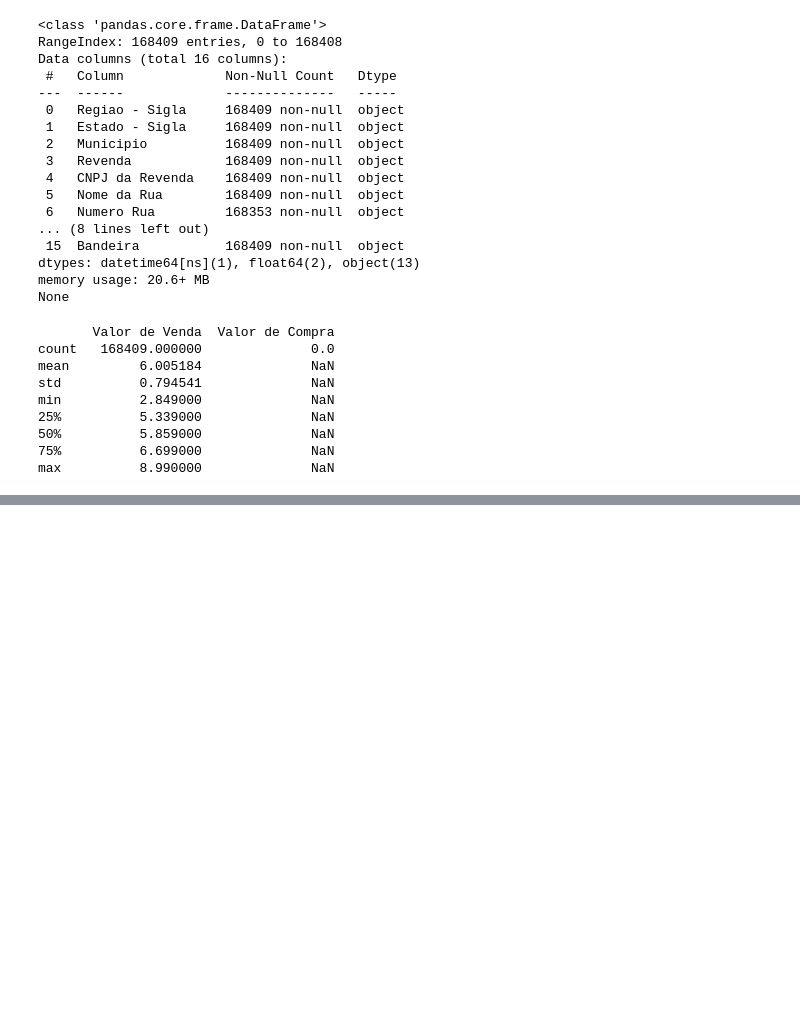
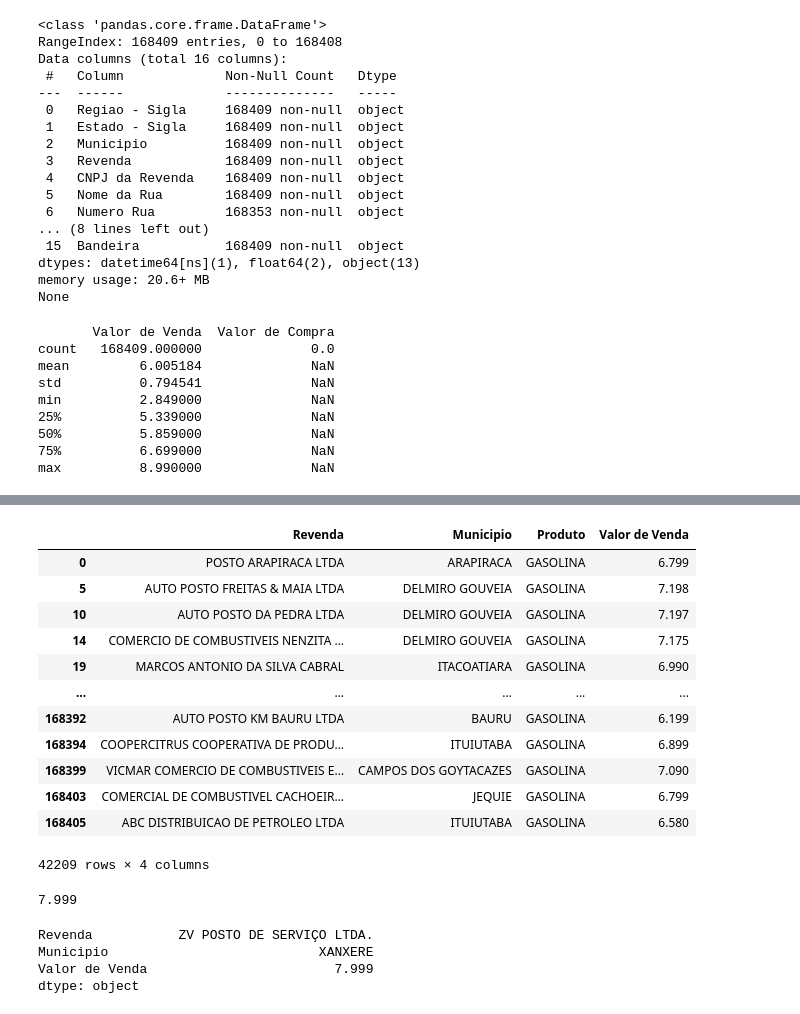
Before and after one commit to Fael3113/Primeiro-Exemplo-em-Pandas, a Jupyter notebook: Exemplo em Pandas.ipynb, the cells around one changed output, grey strips where cells are left out. Drawn from its saved outputs; the diff is of its cells as text; code cells hidden in the pictures; blank space fills up the shorter version.

```diff
--- a/Exemplo em Pandas.ipynb
+++ b/Exemplo em Pandas.ipynb
@@ -102,0 +170,32 @@ max          8.990000              NaN
+# %%
+#Crie uma nova dataframe, com as colunas desejadas (dataframe original ou o já modifcado)
+#Escolha o produto (exemplo: gasolina)
+gas_df = cb_df.loc[cb_df['Produto'] == 'GASOLINA']
+display(gas_df)
+# %% [output]
+|  | Revenda | Municipio | Produto | Valor de Venda |
+| 0 | POSTO ARAPIRACA LTDA | ARAPIRACA | GASOLINA | 6.799 |
+| 5 | AUTO POSTO FREITAS & MAIA LTDA | DELMIRO GOUVEIA | GASOLINA | 7.198 |
+| 10 | AUTO POSTO DA PEDRA LTDA | DELMIRO GOUVEIA | GASOLINA | 7.197 |
+| 14 | COMERCIO DE COMBUSTIVEIS NENZITA ... | DELMIRO GOUVEIA | GASOLINA | 7.175 |
+| 19 | MARCOS ANTONIO DA SILVA CABRAL | ITACOATIARA | GASOLINA | 6.990 |
+| ... | ... | ... | ... | ... |
+| 168392 | AUTO POSTO KM BAURU LTDA | BAURU | GASOLINA | 6.199 |
+| 168394 | COOPERCITRUS COOPERATIVA DE PRODU... | ITUIUTABA | GASOLINA | 6.899 |
+| 168399 | VICMAR COMERCIO DE COMBUSTIVEIS E... | CAMPOS DOS GOYTACAZES | GASOLINA | 7.090 |
+| 168403 | COMERCIAL DE COMBUSTIVEL CACHOEIR... | JEQUIE | GASOLINA | 6.799 |
+| 168405 | ABC DISTRIBUICAO DE PETROLEO LTDA | ITUIUTABA | GASOLINA | 6.580 |
+42209 rows × 4 columns
+# %%
+#Descobrindo qual o maior valor do produto escolhido anteiormente
+display(gas_df['Valor de Venda'].max())
+# %% [output]
+7.999
+# %%
+#Exibindo o posto com maior valor, o vendedor e o municipio
+display(gas_df[['Revenda','Municipio','Valor de Venda']].max())
+# %% [output]
+Revenda           ZV POSTO DE SERVIÇO LTDA.
+Municipio                           XANXERE
+Valor de Venda                        7.999
+dtype: object
```
Also changed, not shown: parts of 6 cells of this notebook.
